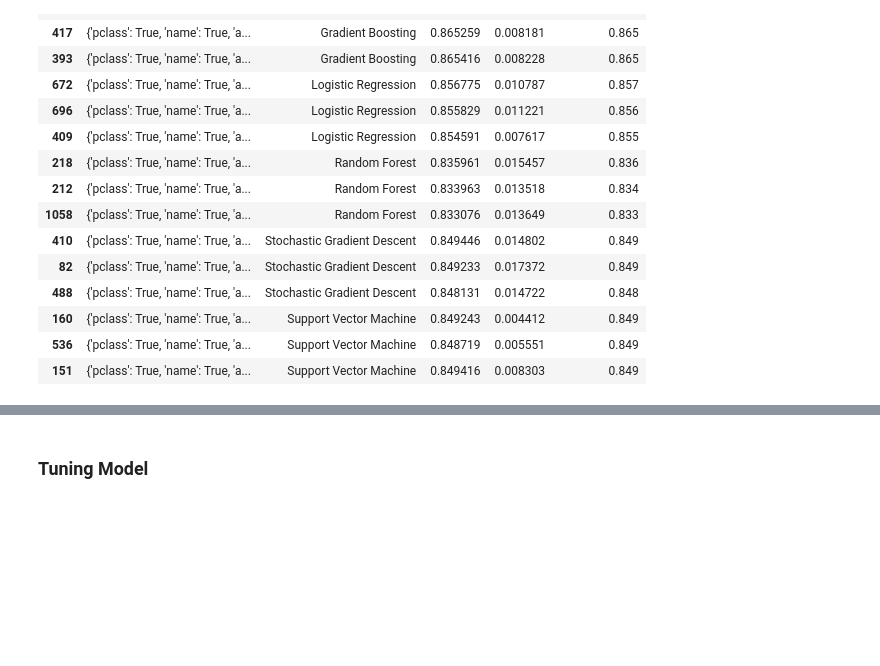
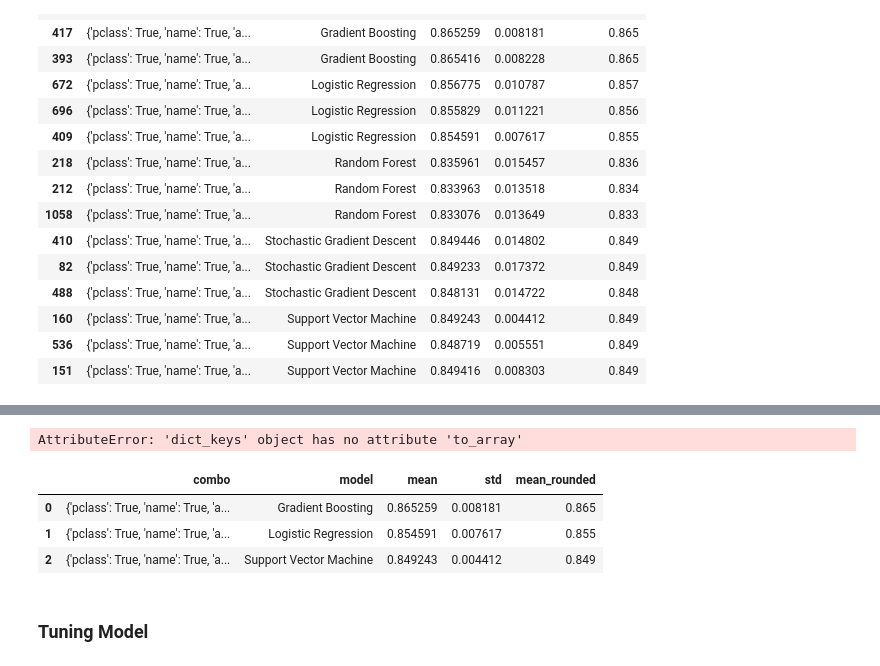
Before and after one commit to SpaceMakerc/Titanic---Machine-Learning-from-Disaster, a Jupyter notebook: titanic.ipynb, the cells around one changed output, grey strips where cells are left out. Cells and saved outputs as stored; diff of their text form; code cells hidden in the pictures; blank space fills up the shorter version.

```diff
--- a/titanic.ipynb
+++ b/titanic.ipynb
@@ -1816,3 +1897,14 @@ Following an automated grid search across feature combinations, we evaluated the
+# %%
+tit1 = TitanicProcessing(X_train, y_train, processing_per_model["Gradient Boosting"])
+# %% [output]
+AttributeError: 'dict_keys' object has no attribute 'to_array'
+# %%
+top_3_models
+# %% [output]
+|  | combo | model | mean | std | mean_rounded |
+| 0 | {'pclass': True, 'name': True, 'a... | Gradient Boosting | 0.865259 | 0.008181 | 0.865 |
+| 1 | {'pclass': True, 'name': True, 'a... | Logistic Regression | 0.854591 | 0.007617 | 0.855 |
+| 2 | {'pclass': True, 'name': True, 'a... | Support Vector Machine | 0.849243 | 0.004412 | 0.849 |
 # %% [markdown]
 ### Tuning Model
 # %%
```
Also changed, not shown: parts of 5 cells of this notebook.
